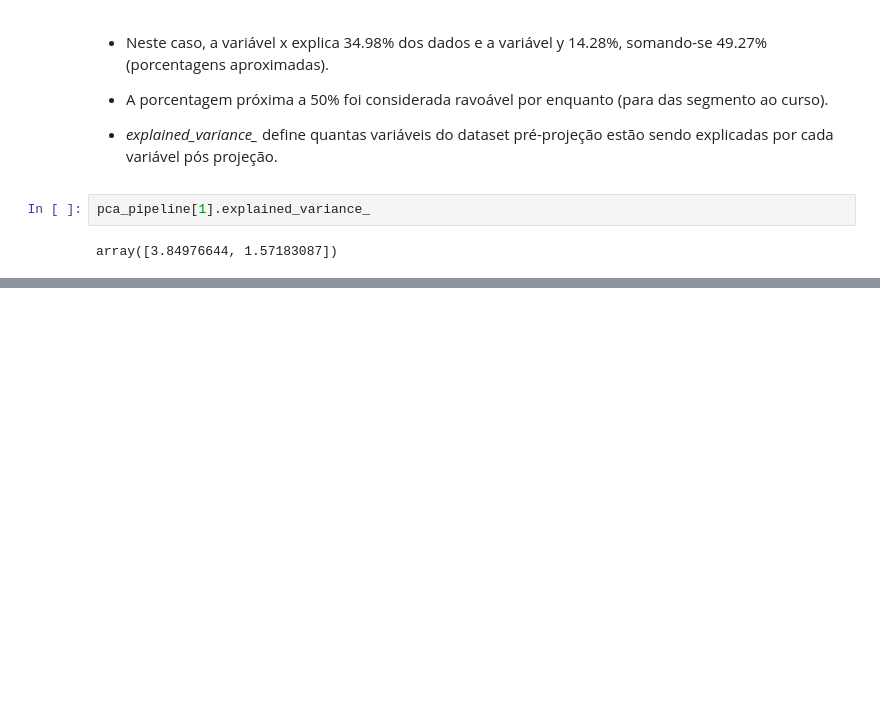
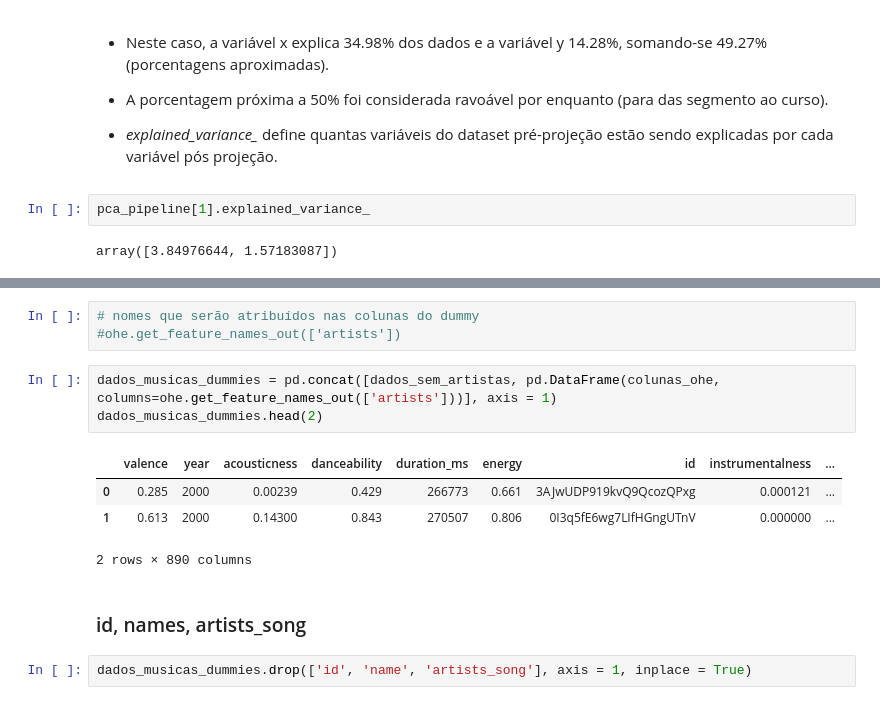
Before and after one commit to Tathy/Recomendador_de_musicas, a Jupyter notebook: Clustering_aplicado_recomendando_músicas_com_K_Means.ipynb, the cells around one changed output, grey strips where cells are left out. Saved outputs shown, nothing was run; the diff lists cells and outputs as text; blank space fills up the shorter version.

```diff
--- a/Clustering_aplicado_recomendando_músicas_com_K_Means.ipynb
+++ b/Clustering_aplicado_recomendando_músicas_com_K_Means.ipynb
@@ -530,0 +601,15 @@ array([3.84976644, 1.57183087])
+# %%
+# nomes que serão atribuídos nas colunas do dummy
+#ohe.get_feature_names_out(['artists'])
+# %%
+dados_musicas_dummies = pd.concat([dados_sem_artistas, pd.DataFrame(colunas_ohe, columns=ohe.get_feature_names_out(['artists']))], axis = 1)
+dados_musicas_dummies.head(2)
+# %% [output]
+|  | valence | year | acousticness | danceability | duration_ms | energy | id | instrumentalness | ... |
+| 0 | 0.285 | 2000 | 0.00239 | 0.429 | 266773 | 0.661 | 3AJwUDP919kvQ9QcozQPxg | 0.000121 | ... |
+| 1 | 0.613 | 2000 | 0.14300 | 0.843 | 270507 | 0.806 | 0I3q5fE6wg7LIfHGngUTnV | 0.000000 | ... |
+2 rows × 890 columns
+# %% [markdown]
+### id, names, artists_song
+# %%
+dados_musicas_dummies.drop(['id', 'name', 'artists_song'], axis = 1, inplace = True)
```
Also changed, not shown: parts of 34 cells of this notebook, 2 other files.
